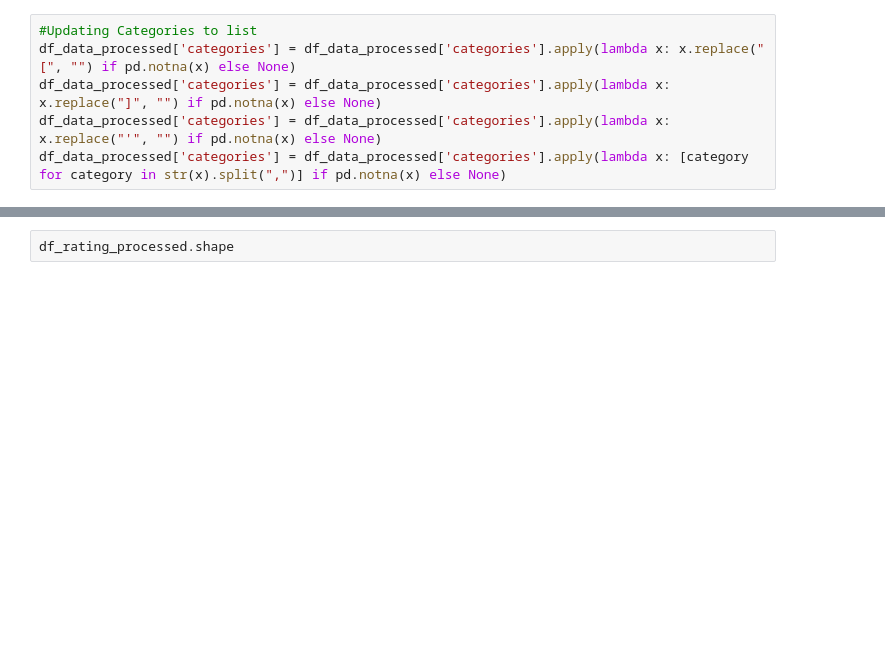
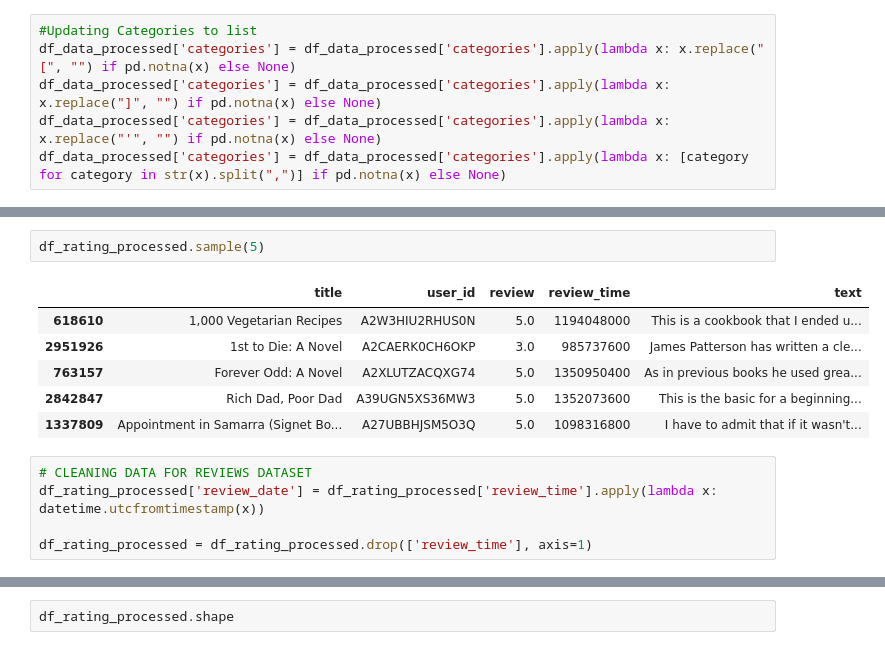
Before and after one commit to arnaldochm/final_project_nlp, a Jupyter notebook: notebooks/notebook.ipynb, the cells around one changed output, grey strips where cells are left out. Cells and saved outputs as stored; diff of their text form; blank space fills up the shorter version.

```diff
--- a/notebooks/notebook.ipynb
+++ b/notebooks/notebook.ipynb
@@ -219,3 +197,17 @@ df_data_processed.sample(10, random_state=20)
 | 16651 | Where Are You Going, Manyoni? | [Catherine Stock] | Harpercollins Childrens Books | [Juvenile Fiction] | 1993 |
 | 61146 | Twenty One Days to a Trained Dog | [Dick Maller, Jeffrey Feinman] | Simon and Schuster | [Pets] | 1979 |
 | 55622 | The German campaigns in the Balka... | [George E. Blau] | NaN | [World War, 1939-1945] | 1986 |
+# %%
+df_rating_processed.sample(5)
+# %% [output]
+|  | title | user_id | review | review_time | text |
+| 618610 | 1,000 Vegetarian Recipes | A2W3HIU2RHUS0N | 5.0 | 1194048000 | This is a cookbook that I ended u... |
+| 2951926 | 1st to Die: A Novel | A2CAERK0CH6OKP | 3.0 | 985737600 | James Patterson has written a cle... |
+| 763157 | Forever Odd: A Novel | A2XLUTZACQXG74 | 5.0 | 1350950400 | As in previous books he used grea... |
+| 2842847 | Rich Dad, Poor Dad | A39UGN5XS36MW3 | 5.0 | 1352073600 | This is the basic for a beginning... |
+| 1337809 | Appointment in Samarra (Signet Bo... | A27UBBHJSM5O3Q | 5.0 | 1098316800 | I have to admit that if it wasn't... |
+# %%
+# CLEANING DATA FOR REVIEWS DATASET
+df_rating_processed['review_date'] = df_rating_processed['review_time'].apply(lambda x: datetime.utcfromtimestamp(x))
+
+df_rating_processed = df_rating_processed.drop(['review_time'], axis=1)
```
Also changed, not shown: parts of 19 cells of this notebook.
